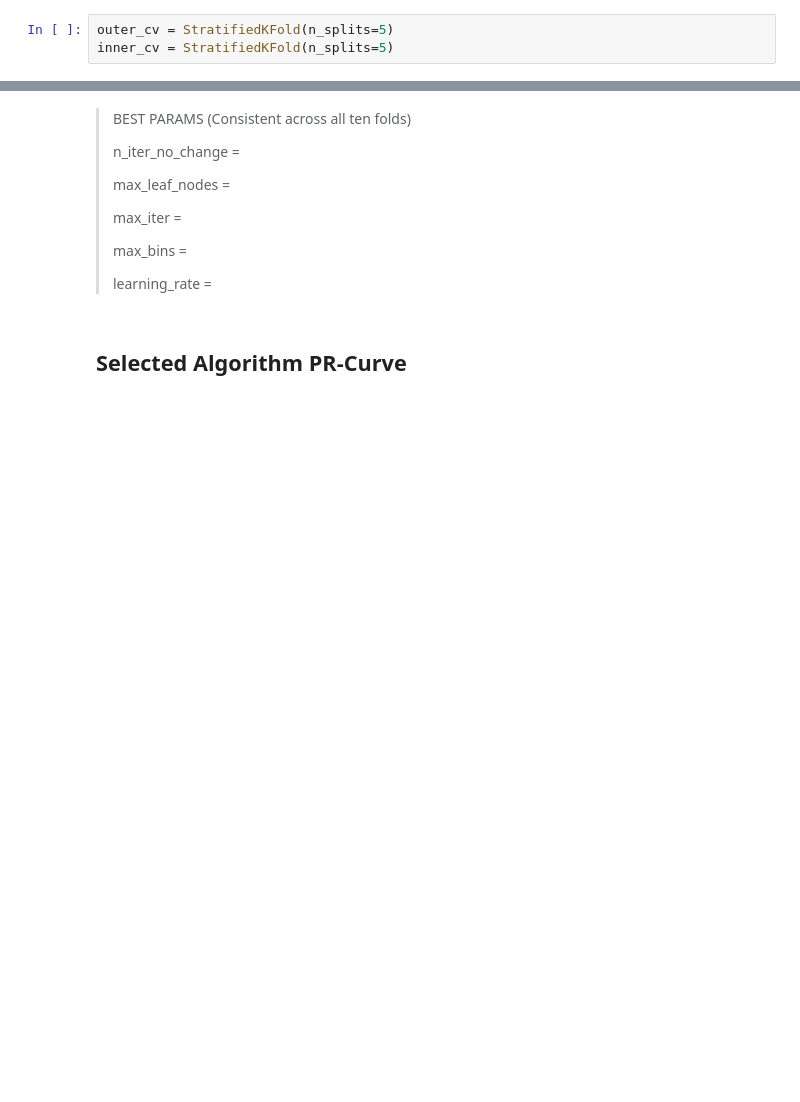
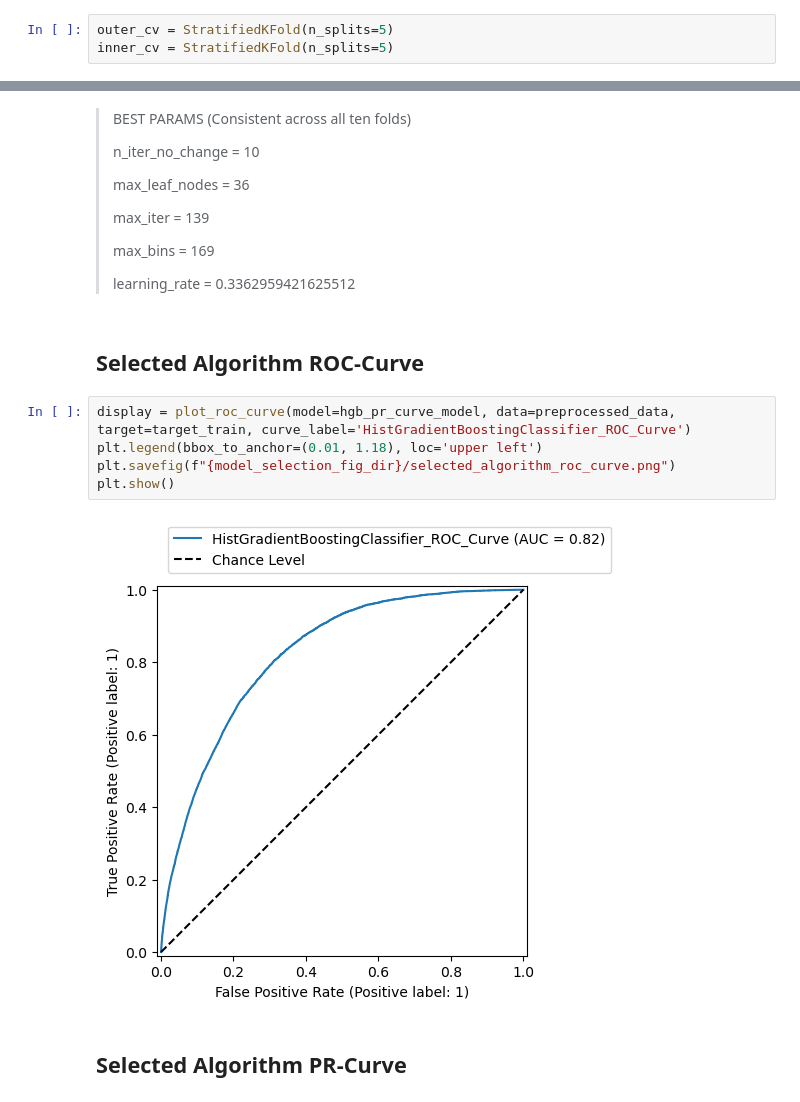
Before and after one commit to Yeshua235/loanguard, a Jupyter notebook: notebooks/model_selection.ipynb, the cells around one changed output, grey strips where cells are left out. Saved outputs shown, nothing was run; the diff lists cells and outputs as text; blank space fills up the shorter version.

Commit message:
done with model selection

```diff
--- a/notebooks/model_selection.ipynb
+++ b/notebooks/model_selection.ipynb
@@ -325,15 +317,24 @@ for estimator in hgb_cv_result['estimator']:
 # %% [markdown]
 > BEST PARAMS (Consistent across all ten folds)
 >
-> n_iter_no_change =
+> n_iter_no_change = 10
 >
-> max_leaf_nodes =
+> max_leaf_nodes = 36
 >
-> max_iter =
+> max_iter = 139
 >
-> max_bins =
+> max_bins = 169
 >
-> learning_rate =
+> learning_rate = 0.3362959421625512
+# %% [markdown]
+## Selected Algorithm ROC-Curve
+# %%
+display = plot_roc_curve(model=hgb_pr_curve_model, data=preprocessed_data, target=target_train, curve_label='HistGradientBoostingClassifier_ROC_Curve')
+plt.legend(bbox_to_anchor=(0.01, 1.18), loc='upper left')
+plt.savefig(f"{model_selection_fig_dir}/selected_algorithm_roc_curve.png")
+plt.show()
+# %% [output]
+[figure, added]
 # %% [markdown]
 ## Selected Algorithm PR-Curve
 # %%
```
Also changed, not shown: parts of 11 cells of this notebook, 4 other files.
